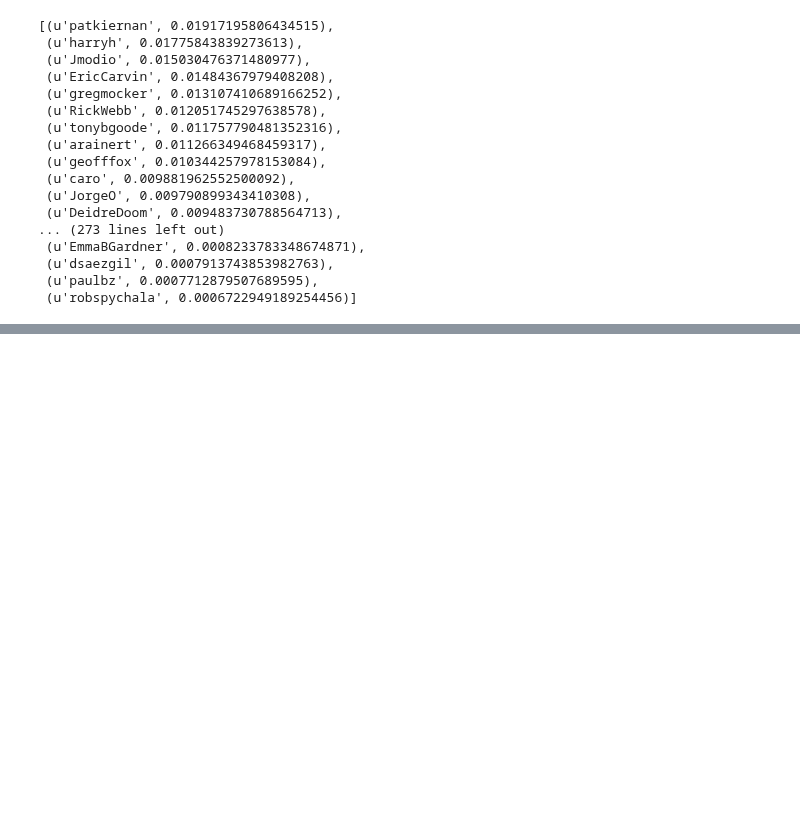
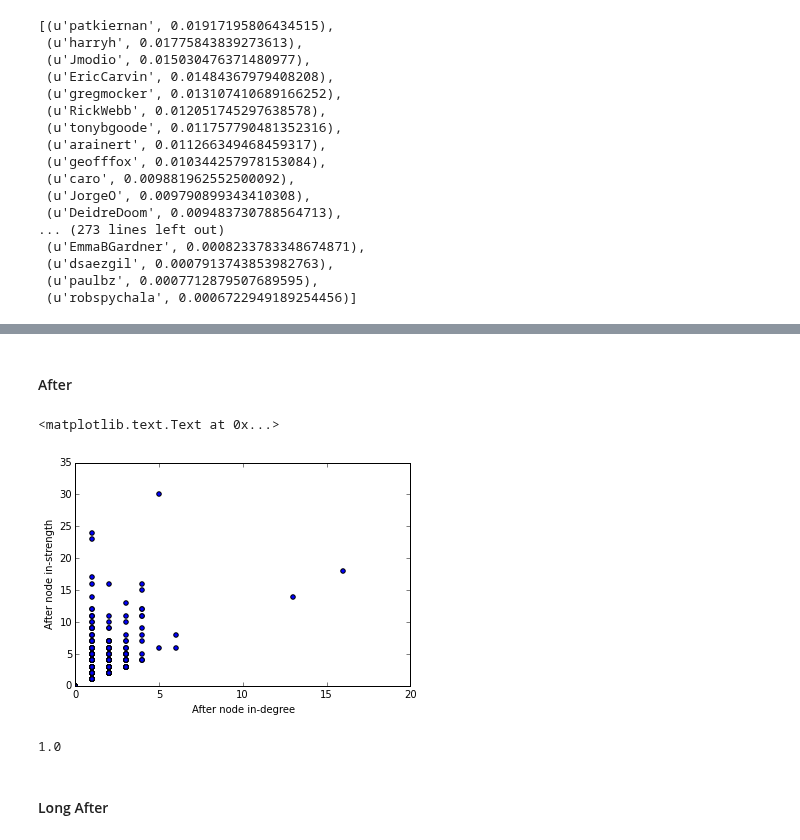
Before and after one commit to marinkala/ReplyNetworks, a Jupyter notebook: bbReplyNetworkAnalysis.ipynb, the cells around one changed output, grey strips where cells are left out. Drawn from its saved outputs; the diff is of its cells as text; code cells hidden in the pictures; blank space fills up the shorter version.

```diff
--- a/bbReplyNetworkAnalysis.ipynb
+++ b/bbReplyNetworkAnalysis.ipynb
@@ -625,0 +874,2 @@ sorted(nx.pagerank(strong[0]).items(), key=lambda x:x[1], reverse=True)
+# %%
+a_indeg=A.in_degree()
@@ -625,0 +918,3 @@ sorted(nx.pagerank(strong[0]).items(), key=lambda x:x[1], reverse=True)
+# %%
+aA=nx.adjacency_matrix(A)
+a_strength=np.array(aA.sum(axis=1)).reshape(-1) + np.array(aA.sum(axis=0)).reshape(-1)
@@ -625,0 +978,16 @@ sorted(nx.pagerank(strong[0]).items(), key=lambda x:x[1], reverse=True)
+# %% [markdown]
+#### After
+# %%
+a_in_strength=np.array(aA.sum(axis=0)).reshape(-1)
+# %%
+# REORDER the in_degree sequence to match the nodelist
+a_ordInDegree=OrderedDict((n, a_indeg[n]) for n in A.nodes())
+# %%
+plt.scatter(a_ordInDegree.values(), a_in_strength)
+plt.xlim(xmin=0)
+plt.ylim(ymin=0)
+plt.xlabel('After node in-degree')
+plt.ylabel('After node in-strength')
+# %% [output]
+<matplotlib.text.Text at 0x...>
+[figure, added]
@@ -625,0 +996,6 @@ sorted(nx.pagerank(strong[0]).items(), key=lambda x:x[1], reverse=True)
+# %%
+np.median(a_in_ratio)
+# %% [output]
+1.0
+# %% [markdown]
+#### Long After
```
Also changed, not shown: parts of 156 cells of this notebook.
